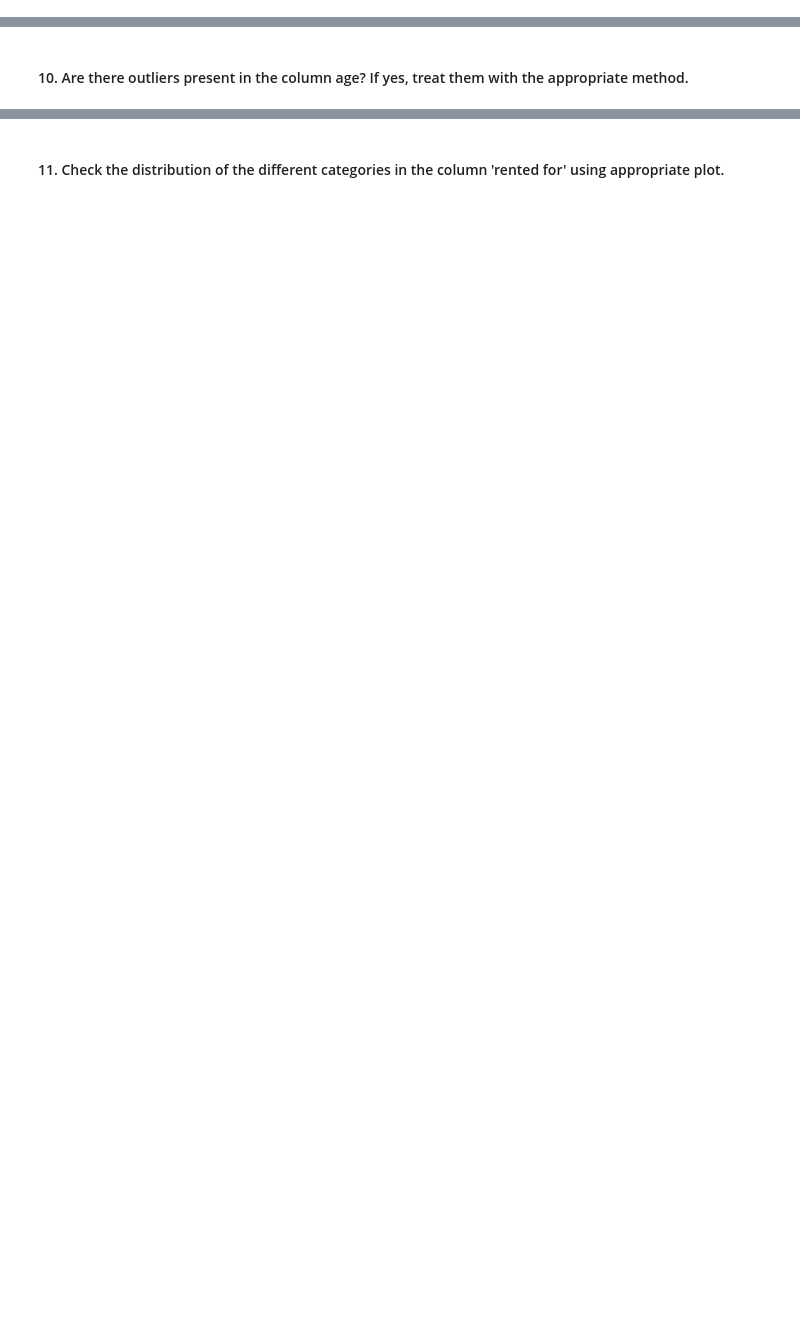
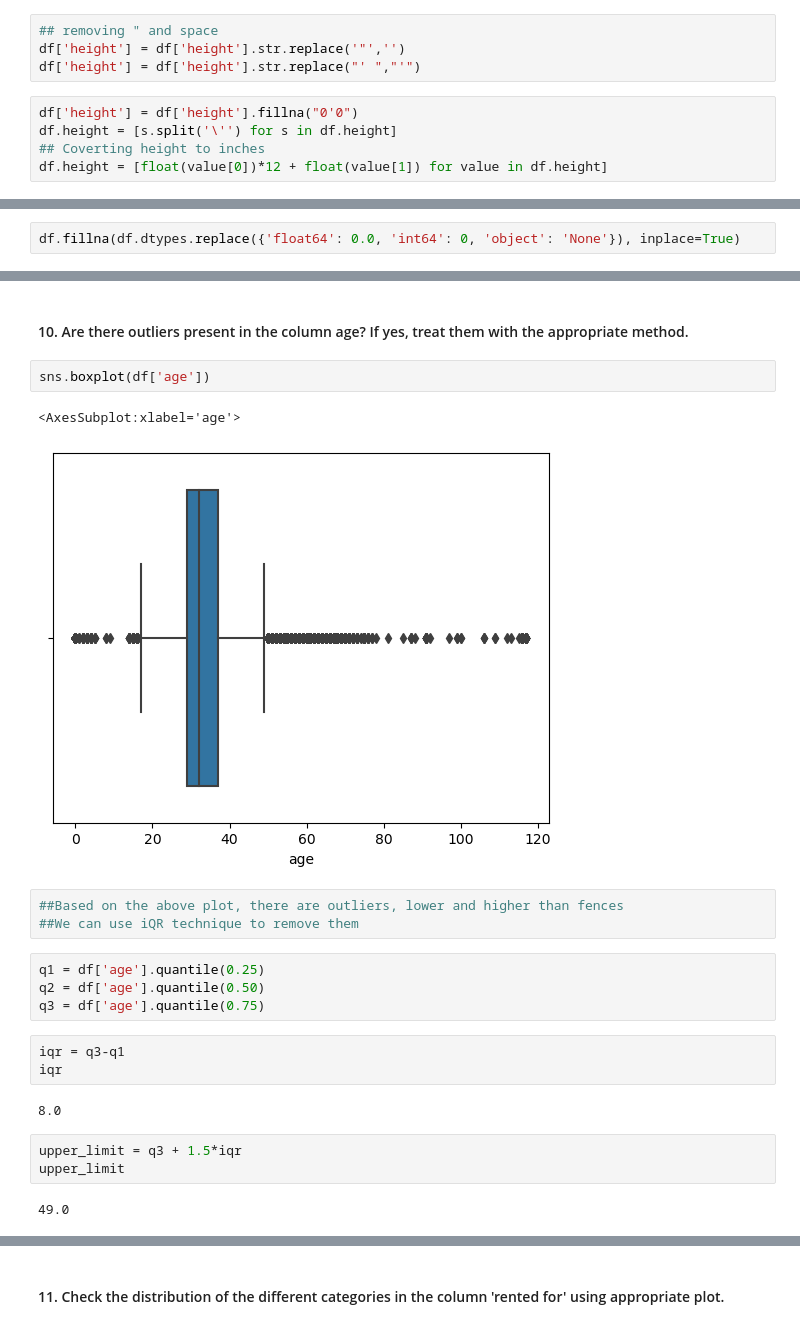
Before and after one commit to tarangini-shetty/tarangini_Project2_PythonforDS, a Jupyter notebook: UnsupervisedLearning_Project2.ipynb, the cells around one changed output, grey strips where cells are left out. Saved outputs shown, nothing was run; the diff lists cells and outputs as text; blank space fills up the shorter version.

```diff
--- a/UnsupervisedLearning_Project2.ipynb
+++ b/UnsupervisedLearning_Project2.ipynb
@@ -116,3 +115,12 @@ array(['vacation', 'other', 'party', 'formal affair', 'wedding', 'date',
        'everyday', 'work', nan], dtype=object)
 # %% [markdown]
 #### 7. The column 'height' is in feet with a quotation mark, Convert to inches with float datatype.
+# %%
+## removing " and space
+df['height'] = df['height'].str.replace('"','')
+df['height'] = df['height'].str.replace("' ","'")
+# %%
+df['height'] = df['height'].fillna("0'0")
+df.height = [s.split('\'') for s in df.height]
+## Coverting height to inches
+df.height = [float(value[0])*12 + float(value[1]) for value in df.height]
@@ -119,3 +142,5 @@ array(['vacation', 'other', 'party', 'formal affair', 'wedding', 'date',
 # %% [markdown]
 #### 8. Check for missing values in each column of the dataset? If it exists, impute them with appropriate methods.
+# %%
+df.fillna(df.dtypes.replace({'float64': 0.0, 'int64': 0, 'object': 'None'}), inplace=True)
 # %% [markdown]
@@ -123,2 +188,24 @@ array(['vacation', 'other', 'party', 'formal affair', 'wedding', 'date',
 # %% [markdown]
 #### 10. Are there outliers present in the column age? If yes, treat them with the appropriate method.
+# %%
+sns.boxplot(df['age'])
+# %% [output]
+<AxesSubplot:xlabel='age'>
+[figure, added]
+# %%
+##Based on the above plot, there are outliers, lower and higher than fences
+##We can use iQR technique to remove them
+# %%
+q1 = df['age'].quantile(0.25)
+q2 = df['age'].quantile(0.50)
+q3 = df['age'].quantile(0.75)
+# %%
+iqr = q3-q1
+iqr
+# %% [output]
+8.0
+# %%
+upper_limit = q3 + 1.5*iqr
+upper_limit
+# %% [output]
+49.0
```
Also changed, not shown: parts of 11 cells of this notebook.
